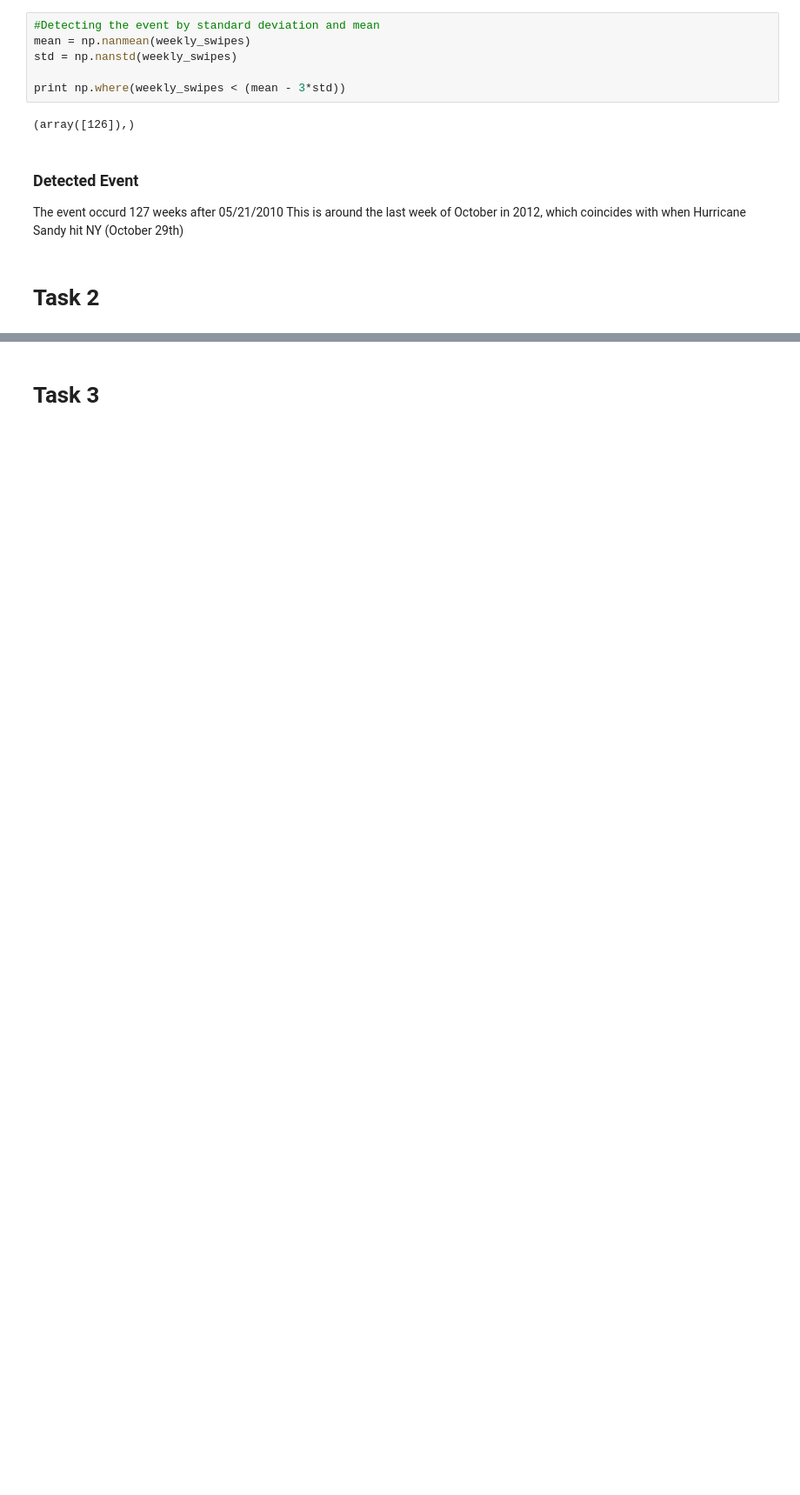
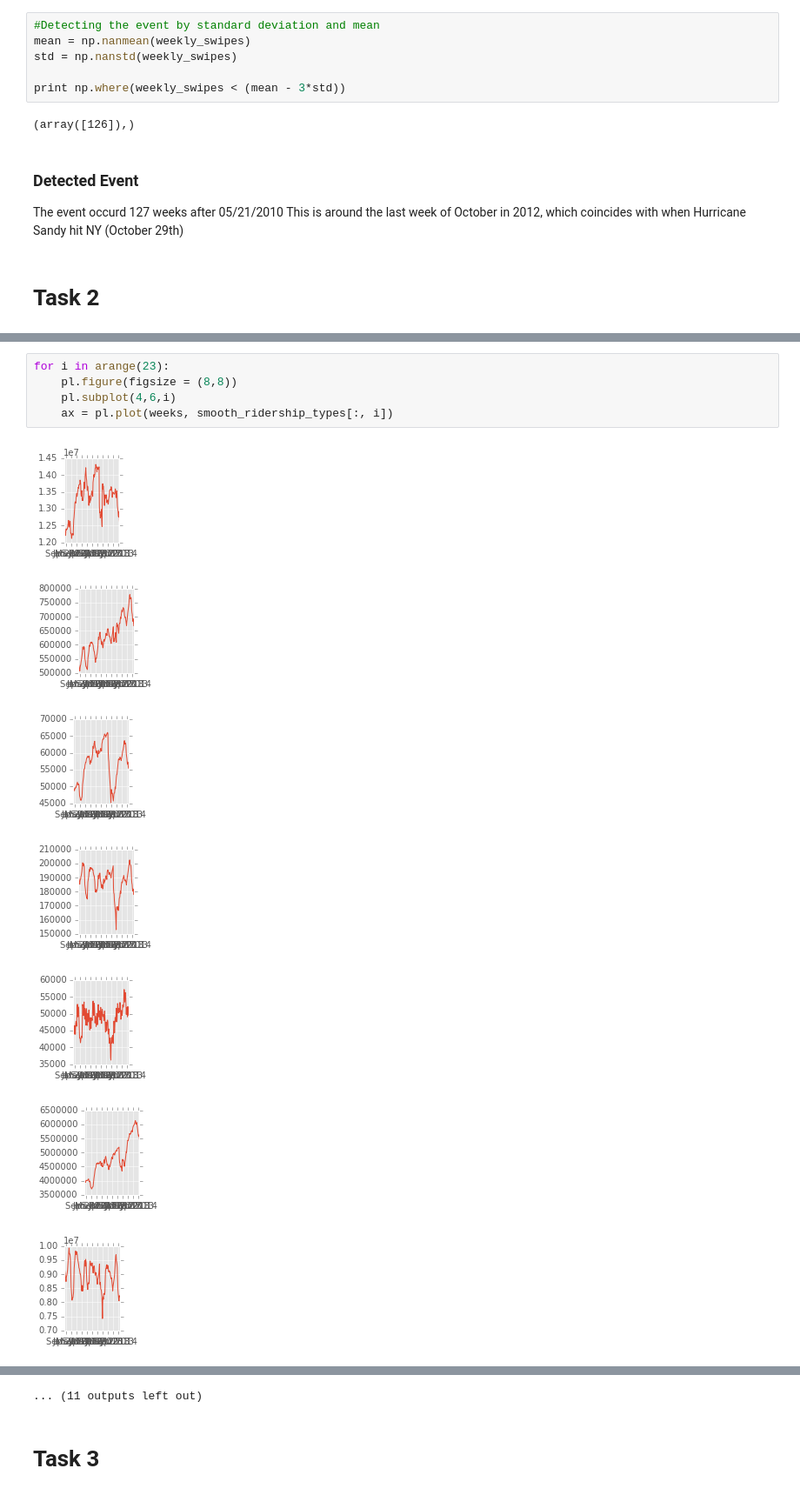
Before and after one commit to afcarl/PUI2015_vvijayarangan, a Jupyter notebook: HW6/subway_timeseries.ipynb, the cells around one changed output, grey strips where cells are left out. Shown at 87% size. Cells and saved outputs as stored; diff of their text form; blank space fills up the shorter version.

```diff
--- a/HW6/subway_timeseries.ipynb
+++ b/HW6/subway_timeseries.ipynb
@@ -74,0 +98,13 @@ This is around the last week of October in 2012, which coincides with when Hurri
+# %%
+for i in arange(23):
+    pl.figure(figsize = (8,8))
+    pl.subplot(4,6,i)
+    ax = pl.plot(weeks, smooth_ridership_types[:, i])
+# %% [output]
+[figure, added]
+[figure, added]
+[figure, added]
+[figure, added]
+[figure, added]
+[figure, added]
+[figure, added]
@@ -75,2 +116,3 @@ This is around the last week of October in 2012, which coincides with when Hurri
+... (11 outputs left out)
 # %% [markdown]
 # Task 3
```
Also changed, not shown: parts of 10 cells of this notebook.
